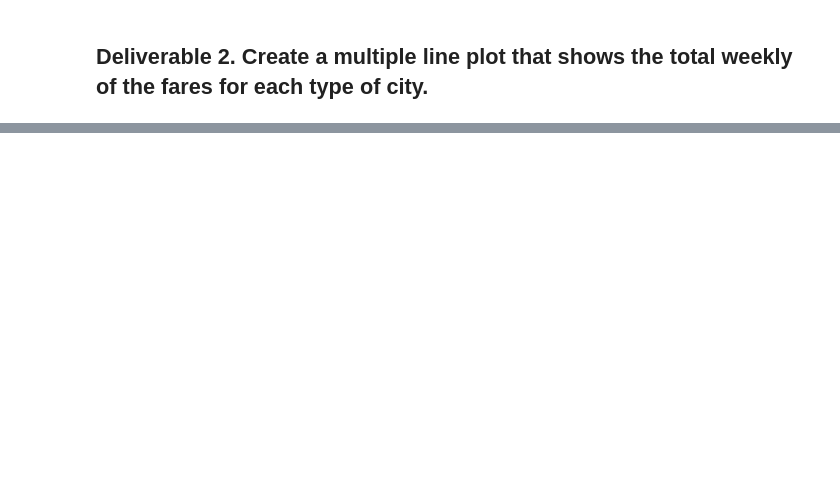
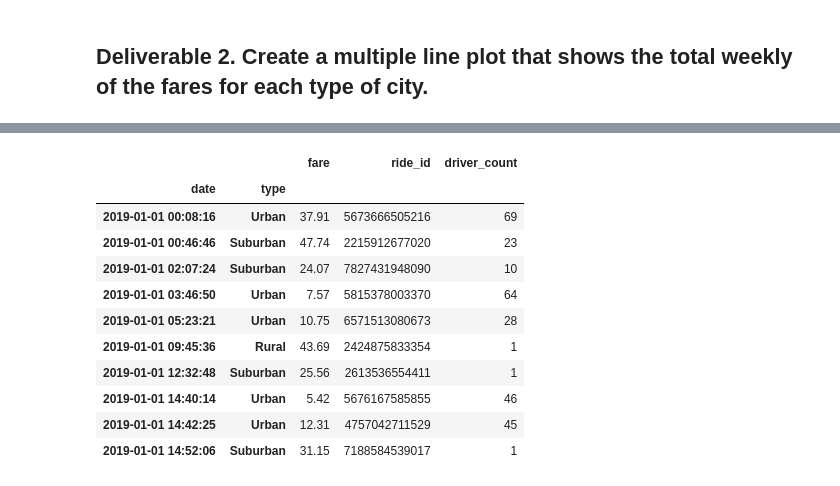
Before and after one commit to AmyLuc/PyBer_Analysis, a Jupyter notebook: PyBer_Challenge.ipynb, the cells around one changed output, grey strips where cells are left out. Cells and saved outputs as stored; diff of their text form; code cells hidden in the pictures; blank space fills up the shorter version.

```diff
--- a/PyBer_Challenge.ipynb
+++ b/PyBer_Challenge.ipynb
@@ -136,5 +147,29 @@ PyBer_Summary_df
+# %%
+#I used the loc method early because I was unable to call the ['date'], after I pivotted the df.
+
+pyber_data_df['date'] = pd.to_datetime(pyber_data_df['date'])
+
+Pyber_Dates_Bool = (pyber_data_df['date'] >= '2019-01-01') & (pyber_data_df['date'] <= '2019-04-28')
+
+Pyber_Limited_Dates = pyber_data_df.loc[Pyber_Dates_Bool]
 # %%
 # 2. Using groupby() to create a new DataFrame showing the sum of the fares
 #  for each date where the indices are the city type and date.
+
+Pyber_Time_Data = Pyber_Limited_Dates.groupby(['date', 'type']).sum()
+Pyber_Time_Data.head(10)
+# %% [output]
+|  |  | fare | ride_id | driver_count |
+| date | type |  |  |  |
+| 2019-01-01 00:08:16 | Urban | 37.91 | 5673666505216 | 69 |
+| 2019-01-01 00:46:46 | Suburban | 47.74 | 2215912677020 | 23 |
+| 2019-01-01 02:07:24 | Suburban | 24.07 | 7827431948090 | 10 |
+| 2019-01-01 03:46:50 | Urban | 7.57 | 5815378003370 | 64 |
+| 2019-01-01 05:23:21 | Urban | 10.75 | 6571513080673 | 28 |
+| 2019-01-01 09:45:36 | Rural | 43.69 | 2424875833354 | 1 |
+| 2019-01-01 12:32:48 | Suburban | 25.56 | 2613536554411 | 1 |
+| 2019-01-01 14:40:14 | Urban | 5.42 | 5676167585855 | 46 |
+| 2019-01-01 14:42:25 | Urban | 12.31 | 4757042711529 | 45 |
+| 2019-01-01 14:52:06 | Suburban | 31.15 | 7188584539017 | 1 |
 # %%
 # 3. Reset the index on the DataFrame you created in #1. This is needed to use the 'pivot()' function.
```
Also changed, not shown: parts of 10 cells of this notebook, 2 other files.
